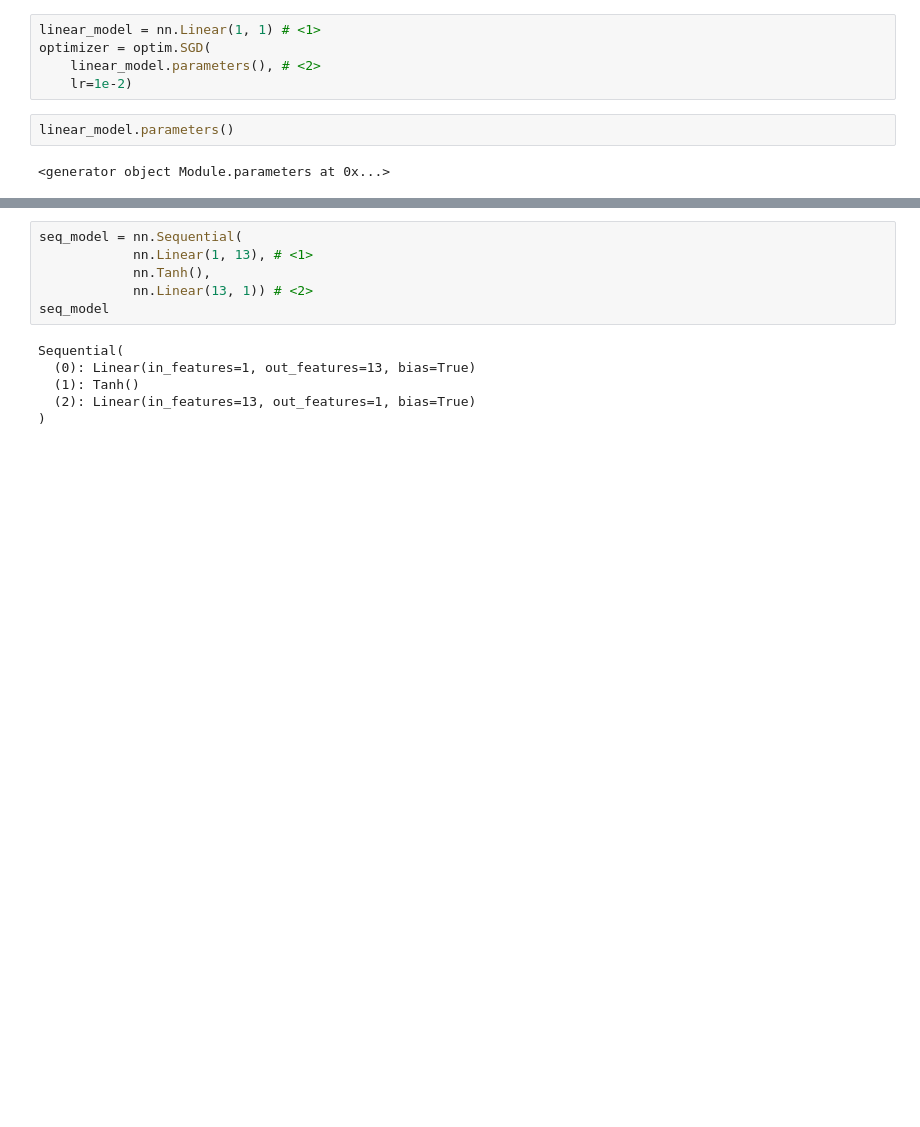
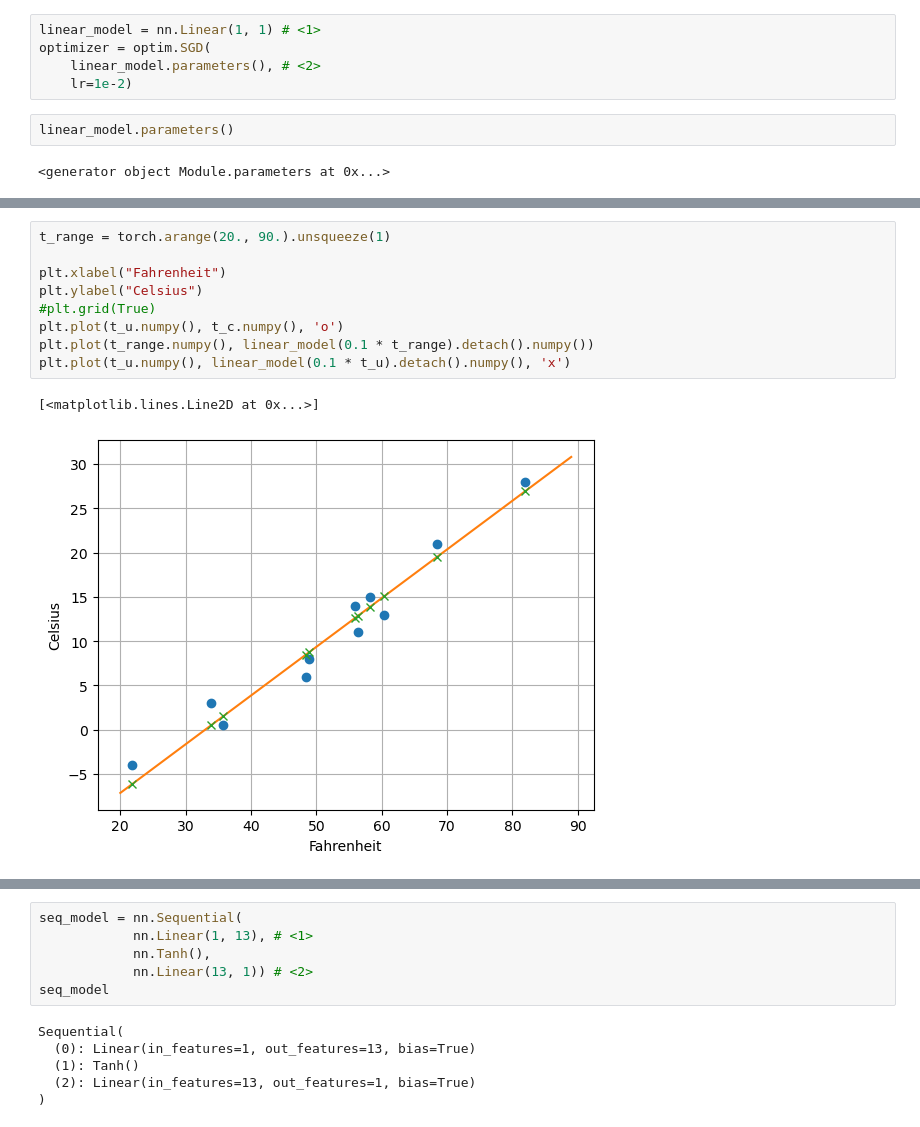
Before and after one commit to rsnemmen/dlwpt-code, a Jupyter notebook: p1ch6/1_neural_networks.ipynb, the cells around one changed output, grey strips where cells are left out. Drawn from its saved outputs; the diff is of its cells as text; blank space fills up the shorter version.

```diff
--- a/p1ch6/1_neural_networks.ipynb
+++ b/p1ch6/1_neural_networks.ipynb
@@ -182,0 +195,12 @@ tensor([-17.9693], requires_grad=True)
+# %%
+t_range = torch.arange(20., 90.).unsqueeze(1)
+
+plt.xlabel("Fahrenheit")
+plt.ylabel("Celsius")
+#plt.grid(True)
+plt.plot(t_u.numpy(), t_c.numpy(), 'o')
+plt.plot(t_range.numpy(), linear_model(0.1 * t_range).detach().numpy())
+plt.plot(t_u.numpy(), linear_model(0.1 * t_u).detach().numpy(), 'x')
+# %% [output]
+[<matplotlib.lines.Line2D at 0x...>]
+[figure, added]
```
Also changed, not shown: parts of 11 cells of this notebook, 2 other files.
